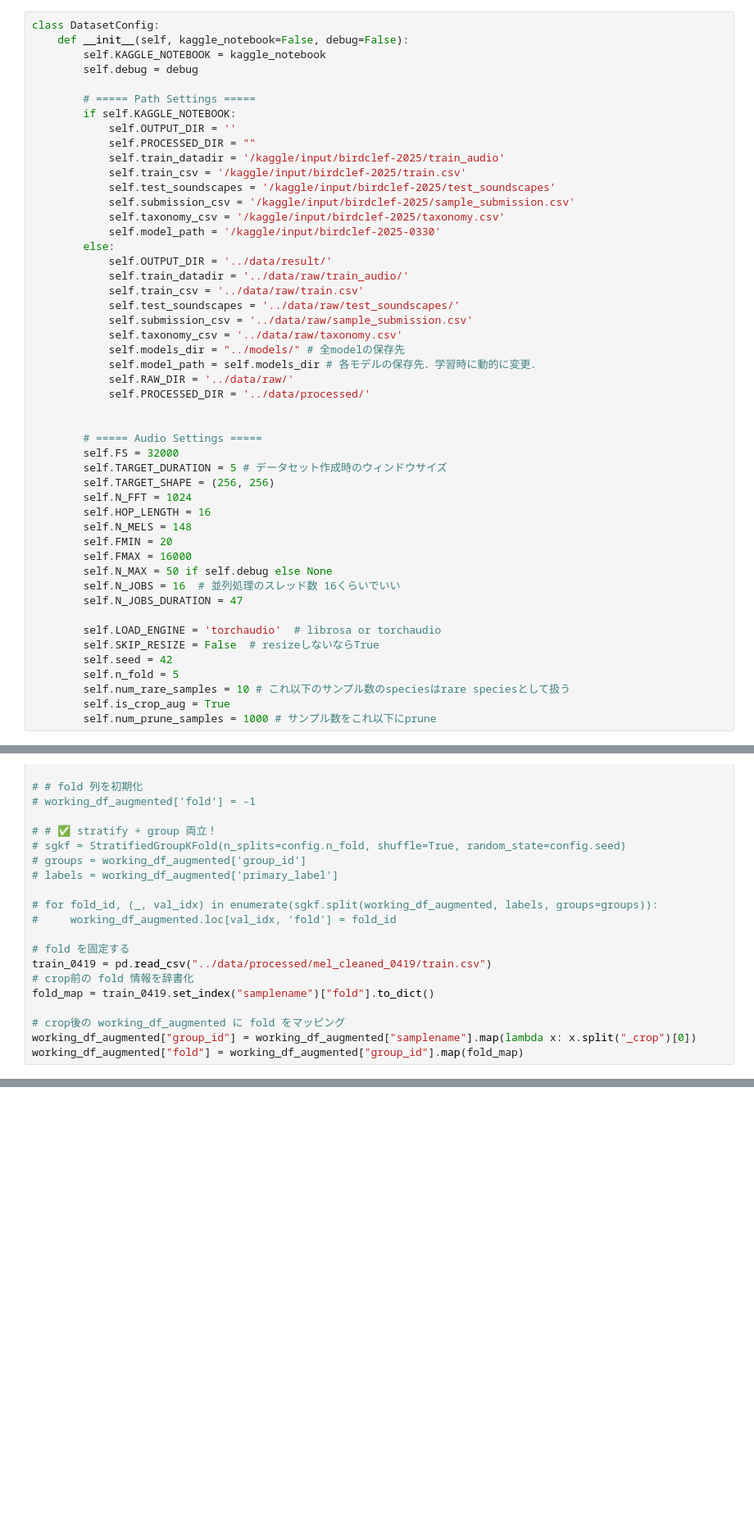
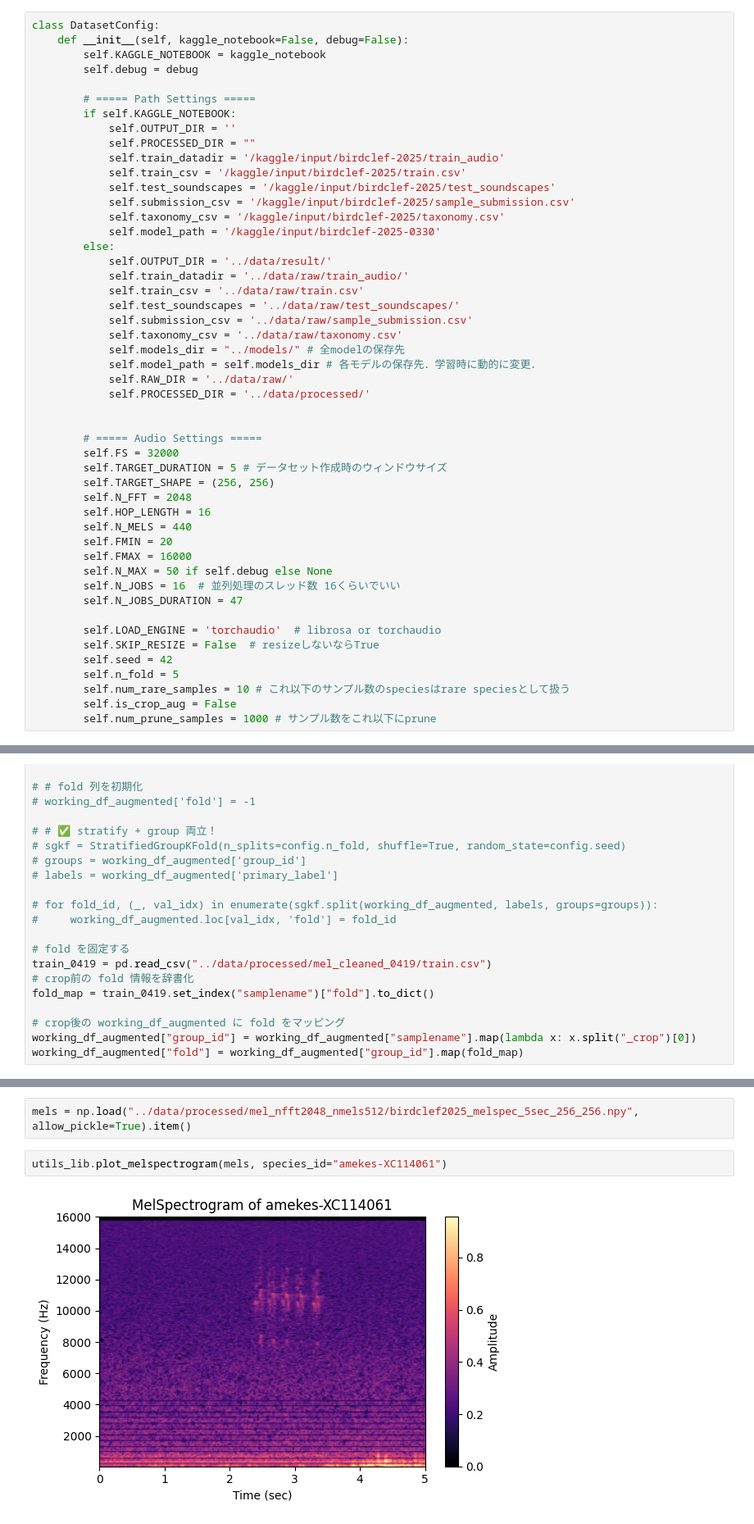
Before and after one commit to junya737/birdclef-2025, a Jupyter notebook: scripts/generate_melspec_rare_crop_augment.ipynb, the cells around one changed output, grey strips where cells are left out. Shown at 82% size. Saved outputs shown, nothing was run; the diff lists cells and outputs as text; blank space fills up the shorter version.

```diff
--- a/scripts/generate_melspec_rare_crop_augment.ipynb
+++ b/scripts/generate_melspec_rare_crop_augment.ipynb
@@ -56,9 +56,9 @@ class DatasetConfig:
         self.FS = 32000
         self.TARGET_DURATION = 5 # データセット作成時のウィンドウサイズ
         self.TARGET_SHAPE = (256, 256)
-        self.N_FFT = 1024
+        self.N_FFT = 2048
         self.HOP_LENGTH = 16
-        self.N_MELS = 148
+        self.N_MELS = 440
         self.FMIN = 20
         self.FMAX = 16000
         self.N_MAX = 50 if self.debug else None
@@ -70,7 +70,7 @@ class DatasetConfig:
         self.seed = 42
         self.n_fold = 5
         self.num_rare_samples = 10 # これ以下のサンプル数のspeciesはrare speciesとして扱う
-        self.is_crop_aug = True
+        self.is_crop_aug = False
         self.num_prune_samples = 1000 # サンプル数をこれ以下にprune
 # %%
 config = DatasetConfig(kaggle_notebook=False, debug=False)
@@ -615,0 +616,6 @@ print(f"📊 Total rows: {len(working_df_augmented)}")
+# %%
+mels = np.load("../data/processed/mel_nfft2048_nmels512/birdclef2025_melspec_5sec_256_256.npy", allow_pickle=True).item()
+# %%
+utils_lib.plot_melspectrogram(mels, species_id="amekes-XC114061")
+# %% [output]
+[figure, added]
```
Also changed, not shown: parts of 7 cells of this notebook, 39 other files.
